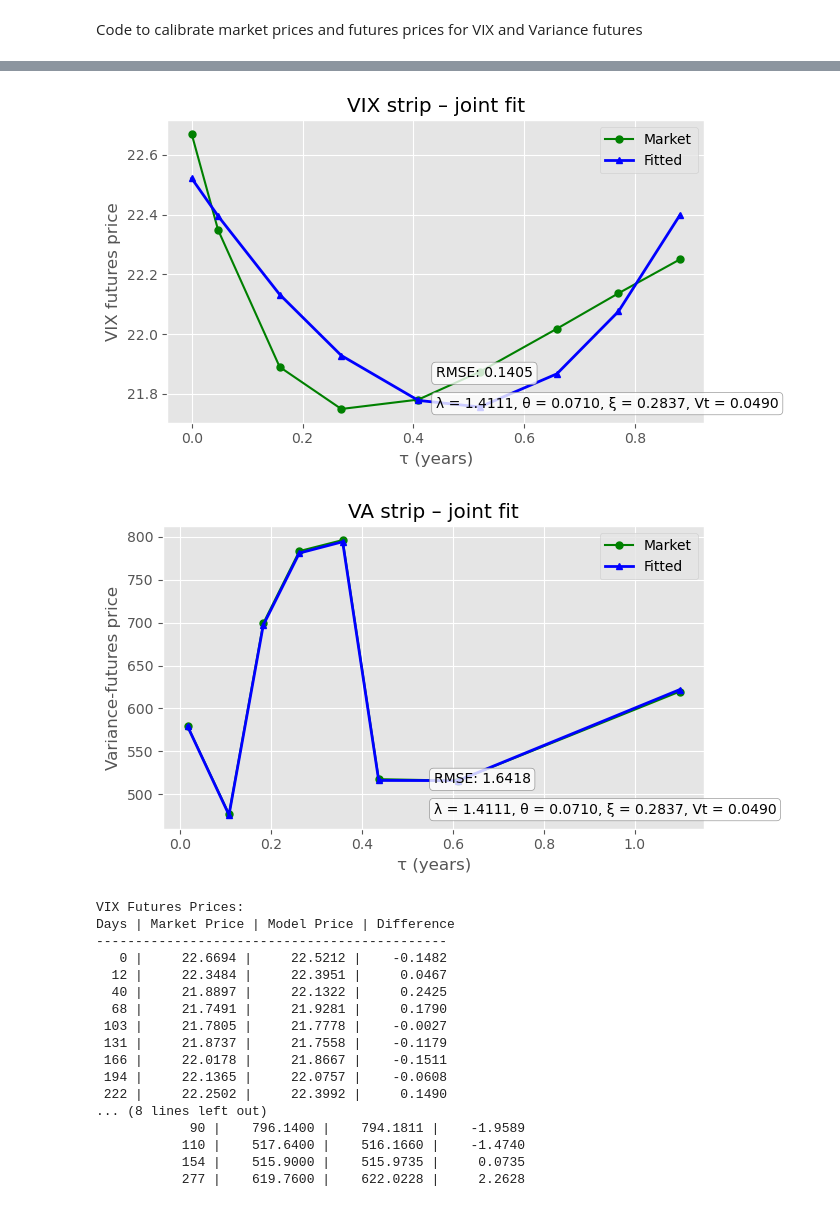
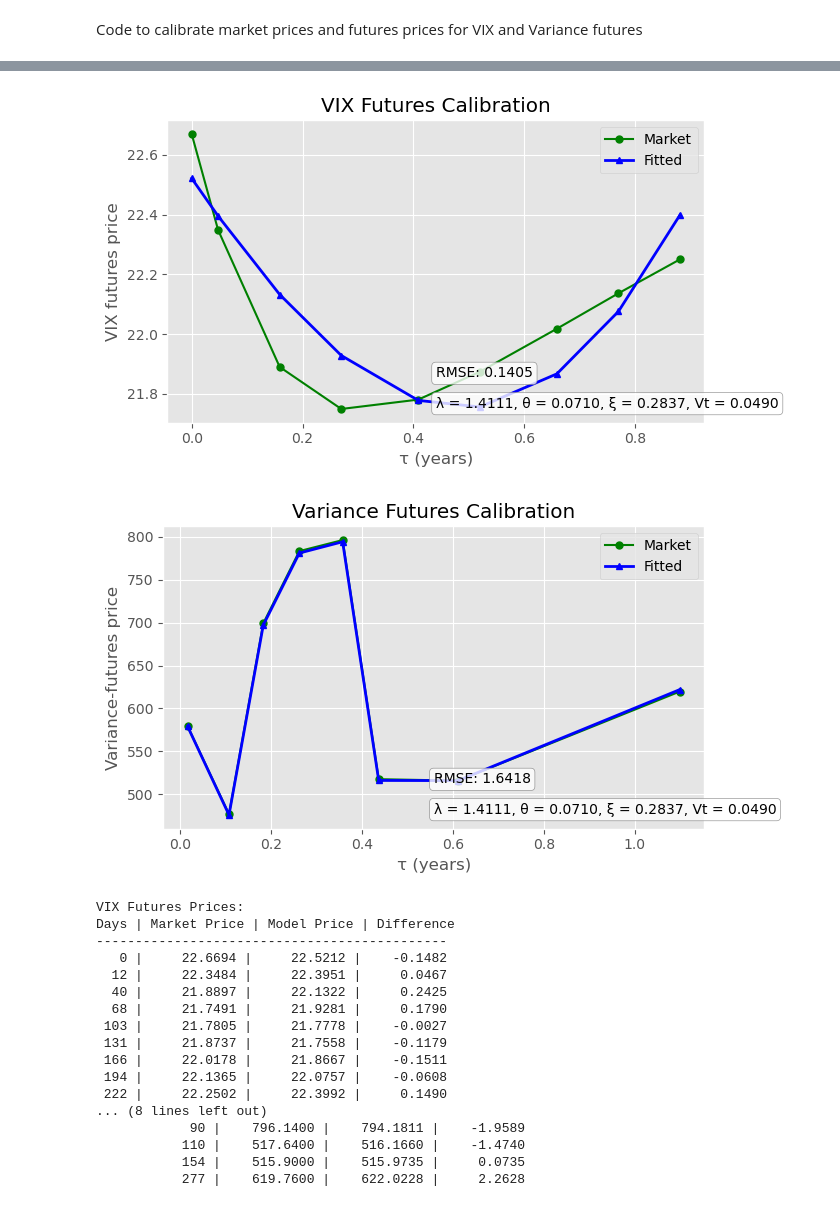
Before and after one commit to Loris-EPFL/derivatives, a Jupyter notebook: calibration_final.ipynb, the cells around one changed output, grey strips where cells are left out. Drawn from its saved outputs; the diff is of its cells as text; code cells hidden in the pictures.

```diff
--- a/calibration_final.ipynb
+++ b/calibration_final.ipynb
@@ -125,7 +125,7 @@ plt.plot(tau_mkt, y_market, 'g-o', label="Market", markersize=5)
 plt.plot(tau_mkt, fitted_vix, 'b-^', lw=2, label="Fitted", markersize=5)
 plt.xlabel("τ (years)")
 plt.ylabel("VIX futures price")
-plt.title("VIX strip – joint fit")
+plt.title("VIX Futures Calibration")
 plt.annotate(param_text, xy=(0.5, 0.05), xycoords='axes fraction',
              bbox=dict(boxstyle="round,pad=0.3", fc="white", ec="gray", alpha=0.8))
 plt.annotate(f"RMSE: {vix_rmse:.4f}", xy=(0.5, 0.15), xycoords='axes fraction',
@@ -140,39 +140,39 @@ plt.plot(tau_var, p_market, 'g-o', label="Market", markersize=5)
 plt.plot(tau_var, fitted_va, 'b-^', lw=2, label="Fitted", markersize=5)
 plt.xlabel("τ (years)")
 plt.ylabel("Variance-futures price")
-plt.title("VA strip – joint fit")
+plt.title("Variance Futures Calibration")
 plt.annotate(param_text, xy=(0.5, 0.05), xycoords='axes fraction',
              bbox=dict(boxstyle="round,pad=0.3", fc="white", ec="gray", alpha=0.8))
 plt.annotate(f"RMSE: {va_rmse:.4f}", xy=(0.5, 0.15), xycoords='axes fraction',
              bbox=dict(boxstyle="round,pad=0.3", fc="white", ec="gray", alpha=0.8))
 plt.legend()
 plt.tight_layout()
 plt.show()
 
 # Print a table of market vs model prices
 print("\nVIX Futures Prices:")
 print("Days | Market Price | Model Price | Difference")
 print("-" * 45)
 for i, f in enumerate(vix_futures):
     print(f"{f['days']:4d} | {y_market[i]:11.4f} | {fitted_vix[i]:11.4f} | {fitted_vix[i] - y_market[i]:10.4f}")
 
 print("\nVariance Futures Prices:")
 print("Remaining Days | Market Price | Model Price | Difference")
 print("-" * 53)
 for i, f in enumerate(variance_futures):
     print(f"{f['remaining_days']:14d} | {p_market[i]:11.4f} | {fitted_va[i]:11.4f} | {fitted_va[i] - p_market[i]:10.4f}")
 # %% [output]
 `xtol` termination condition is satisfied.
 Function evaluations 24, initial cost 1.3681e-01, final cost 2.0765e-04, first-order optimality 6.50e-04.
 
 JOINT calibration  (weights = price)
   V_t   =  0.048965
   λ     =  1.411145
   θ     =  0.071045
   ξ     =  0.283655
   RMS   =  0.004943
-[figure, old version]
+[figure, new version]
-[figure, old version]
+[figure, new version]
 VIX Futures Prices:
 Days | Market Price | Model Price | Difference
 ---------------------------------------------
```
Also changed, not shown: 4 other files.
